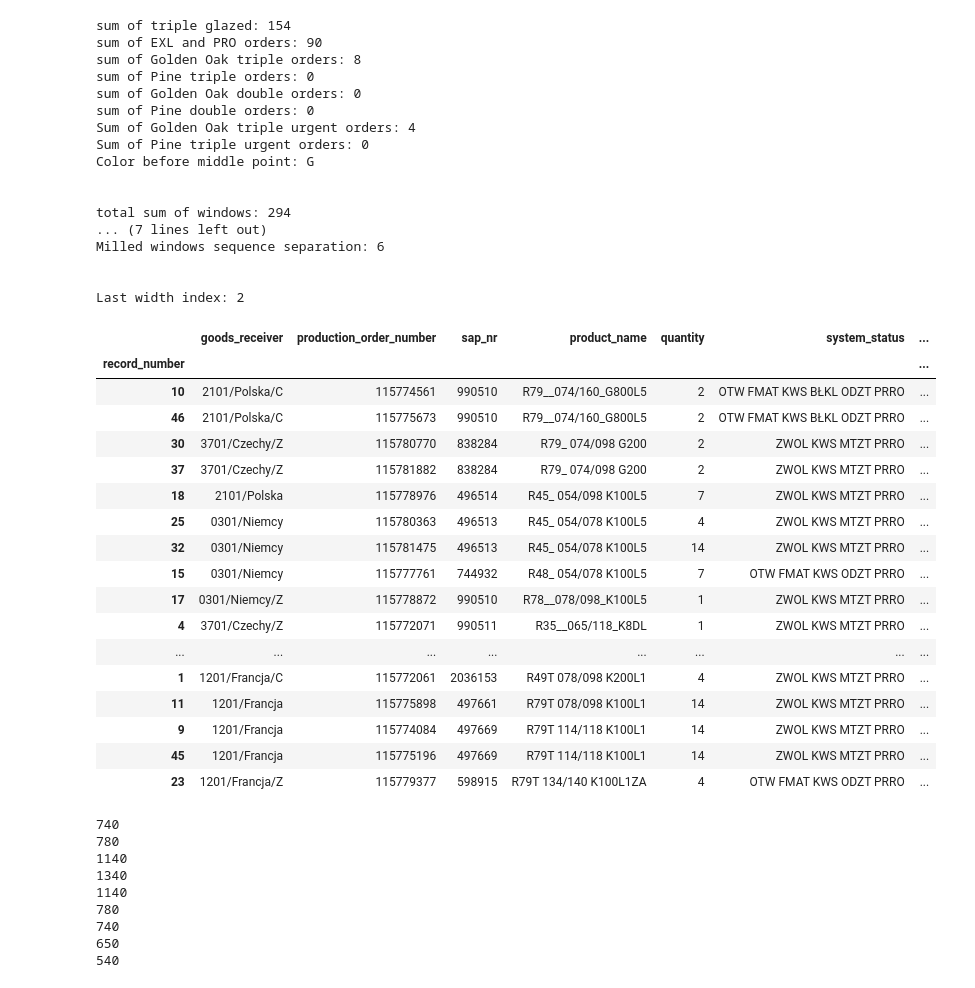
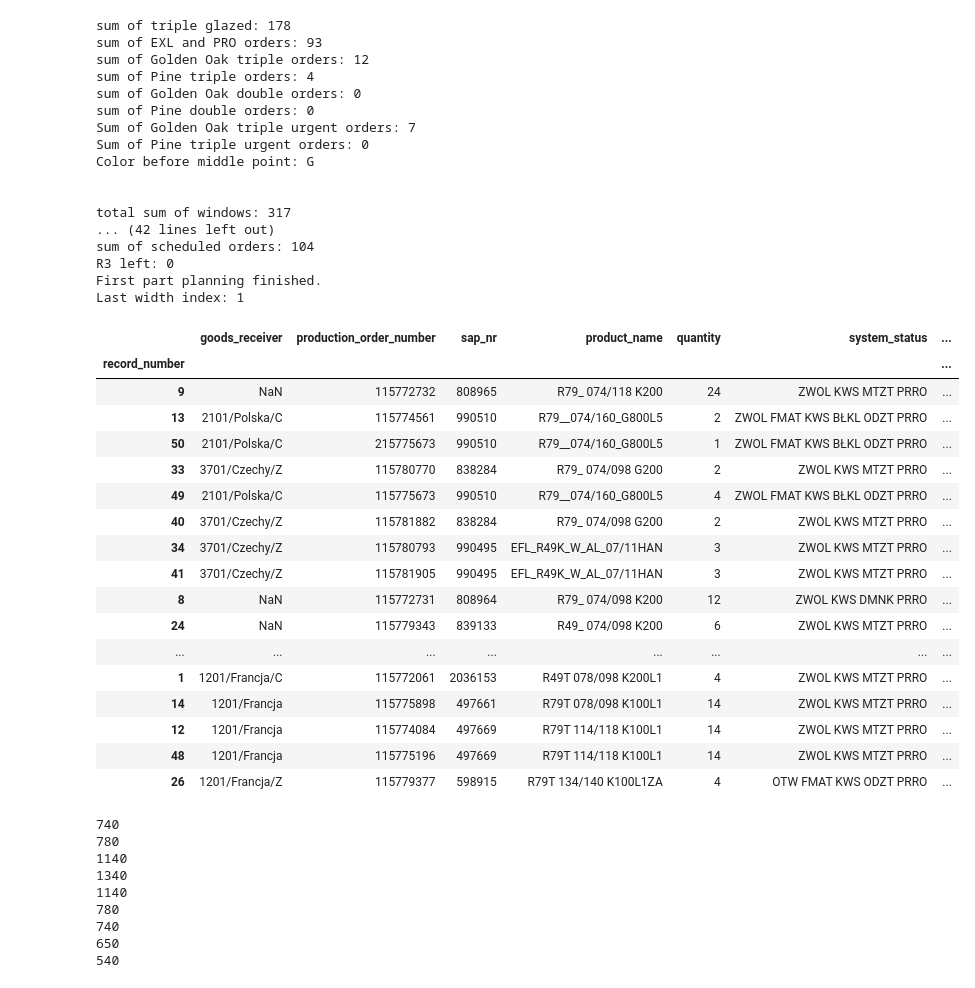
Before and after one commit to toThePyPoint/27_ORDERS_SORTING_ALGORITHM, a Jupyter notebook: notebook_kamil.ipynb, the cells around one changed output. Saved outputs shown, nothing was run; the diff lists cells and outputs as text; code cells hidden in the pictures.

Commit message:
Implement sorting of first part of production plan - triple panes.

```diff
--- a/notebook_kamil.ipynb
+++ b/notebook_kamil.ipynb
@@ -271,60 +478,63 @@ print("sum of EXL and PRO orders:", scheduler.sum_of_milled_orders)
 print("sum of Golden Oak triple orders:", scheduler.sum_of_golden_oak_triple)
 print("sum of Pine triple orders:", scheduler.sum_of_pine_triple)
 print("sum of Golden Oak double orders:", scheduler.sum_of_golden_oak_double)
 print("sum of Pine double orders:", scheduler.sum_of_pine_double)
 print("Sum of Golden Oak triple urgent orders:", scheduler.sum_golden_oak_triple_urgent)
 print("Sum of Pine triple urgent orders:", scheduler.sum_pine_triple_urgent)
 print("Color before middle point:", scheduler.color_before_middle_point)
 print("\n")
 print("total sum of windows:", scheduler.total_sum_of_windows)
 print("total number of small orders:", scheduler.total_num_of_small_orders)
 print("total number of first and last positions orders:", scheduler.total_num_of_first_and_last_positions_orders)
+print("total number of windows in first part of the production plan:", scheduler.quantity_of_windows_in_first_part)
+print("Sum of R39 orders:", scheduler.sum_of_r39)
 print("middle point of the production plan:", scheduler.middle_point)
 print("Unique widths of windows:", scheduler.unique_widths)
 print("\n")
 print("Milled windows max sequence:", scheduler.milled_windows_max_sequence)
 print("Milled windows sequence separation:", scheduler.milled_windows_sequence_separation)
 print("\n")
 scheduler.main_scheduling_function()
 print("Last width index:", scheduler.last_width_index)
 
+scheduler.production_plan_df.sort_values(by='scheduling_position', inplace=True)
 scheduler.production_plan_df
 # %% [output]
-sum of triple glazed: 154
-sum of EXL and PRO orders: 90
-sum of Golden Oak triple orders: 8
-sum of Pine triple orders: 0
+sum of triple glazed: 178
+sum of EXL and PRO orders: 93
+sum of Golden Oak triple orders: 12
+sum of Pine triple orders: 4
 sum of Golden Oak double orders: 0
 sum of Pine double orders: 0
-Sum of Golden Oak triple urgent orders: 4
+Sum of Golden Oak triple urgent orders: 7
 Sum of Pine triple urgent orders: 0
 Color before middle point: G
 
 
-total sum of windows: 294
-... (7 lines left out)
-Milled windows sequence separation: 6
-
-
-Last width index: 2
+total sum of windows: 317
+... (42 lines left out)
+sum of scheduled orders: 104
+R3 left: 0
+First part planning finished.
+Last width index: 1
 |  | goods_receiver | production_order_number | sap_nr | product_name | quantity | system_status | ... |
 | record_number |  |  |  |  |  |  | ... |
-| 10 | 2101/Polska/C | 115774561 | 990510 | R79__074/160_G800L5 | 2 | OTW FMAT KWS BŁKL ODZT PRRO | ... |
-| 46 | 2101/Polska/C | 115775673 | 990510 | R79__074/160_G800L5 | 2 | OTW FMAT KWS BŁKL ODZT PRRO | ... |
-| 30 | 3701/Czechy/Z | 115780770 | 838284 | R79_ 074/098 G200 | 2 | ZWOL KWS MTZT PRRO | ... |
-| 37 | 3701/Czechy/Z | 115781882 | 838284 | R79_ 074/098 G200 | 2 | ZWOL KWS MTZT PRRO | ... |
-| 18 | 2101/Polska | 115778976 | 496514 | R45_ 054/098 K100L5 | 7 | ZWOL KWS MTZT PRRO | ... |
-| 25 | 0301/Niemcy | 115780363 | 496513 | R45_ 054/078 K100L5 | 4 | ZWOL KWS MTZT PRRO | ... |
-| 32 | 0301/Niemcy | 115781475 | 496513 | R45_ 054/078 K100L5 | 14 | ZWOL KWS MTZT PRRO | ... |
-| 15 | 0301/Niemcy | 115777761 | 744932 | R48_ 054/078 K100L5 | 7 | OTW FMAT KWS ODZT PRRO | ... |
-| 17 | 0301/Niemcy/Z | 115778872 | 990510 | R78__078/098_K100L5 | 1 | ZWOL KWS MTZT PRRO | ... |
-| 4 | 3701/Czechy/Z | 115772071 | 990511 | R35__065/118_K8DL | 1 | ZWOL KWS MTZT PRRO | ... |
+| 9 | NaN | 115772732 | 808965 | R79_ 074/118 K200 | 24 | ZWOL KWS MTZT PRRO | ... |
+| 13 | 2101/Polska/C | 115774561 | 990510 | R79__074/160_G800L5 | 2 | ZWOL FMAT KWS BŁKL ODZT PRRO | ... |
+| 50 | 2101/Polska/C | 215775673 | 990510 | R79__074/160_G800L5 | 1 | ZWOL FMAT KWS BŁKL ODZT PRRO | ... |
+| 33 | 3701/Czechy/Z | 115780770 | 838284 | R79_ 074/098 G200 | 2 | ZWOL KWS MTZT PRRO | ... |
+| 49 | 2101/Polska/C | 115775673 | 990510 | R79__074/160_G800L5 | 4 | ZWOL FMAT KWS BŁKL ODZT PRRO | ... |
+| 40 | 3701/Czechy/Z | 115781882 | 838284 | R79_ 074/098 G200 | 2 | ZWOL KWS MTZT PRRO | ... |
+| 34 | 3701/Czechy/Z | 115780793 | 990495 | EFL_R49K_W_AL_07/11HAN | 3 | ZWOL KWS MTZT PRRO | ... |
+| 41 | 3701/Czechy/Z | 115781905 | 990495 | EFL_R49K_W_AL_07/11HAN | 3 | ZWOL KWS MTZT PRRO | ... |
+| 8 | NaN | 115772731 | 808964 | R79_ 074/098 K200 | 12 | ZWOL KWS DMNK PRRO | ... |
+| 24 | NaN | 115779343 | 839133 | R49_ 074/098 K200 | 6 | ZWOL KWS MTZT PRRO | ... |
 | ... | ... | ... | ... | ... | ... | ... | ... |
 | 1 | 1201/Francja/C | 115772061 | 2036153 | R49T 078/098 K200L1 | 4 | ZWOL KWS MTZT PRRO | ... |
-| 11 | 1201/Francja | 115775898 | 497661 | R79T 078/098 K100L1 | 14 | ZWOL KWS MTZT PRRO | ... |
-| 9 | 1201/Francja | 115774084 | 497669 | R79T 114/118 K100L1 | 14 | ZWOL KWS MTZT PRRO | ... |
-| 45 | 1201/Francja | 115775196 | 497669 | R79T 114/118 K100L1 | 14 | ZWOL KWS MTZT PRRO | ... |
-| 23 | 1201/Francja/Z | 115779377 | 598915 | R79T 134/140 K100L1ZA | 4 | OTW FMAT KWS ODZT PRRO | ... |
+| 14 | 1201/Francja | 115775898 | 497661 | R79T 078/098 K100L1 | 14 | ZWOL KWS MTZT PRRO | ... |
+| 12 | 1201/Francja | 115774084 | 497669 | R79T 114/118 K100L1 | 14 | ZWOL KWS MTZT PRRO | ... |
+| 48 | 1201/Francja | 115775196 | 497669 | R79T 114/118 K100L1 | 14 | ZWOL KWS MTZT PRRO | ... |
+| 26 | 1201/Francja/Z | 115779377 | 598915 | R79T 134/140 K100L1ZA | 4 | OTW FMAT KWS ODZT PRRO | ... |
 # %%
 def ping_pong_iter(lst, start_index=0, steps=10):
     n = len(lst)
```
Also changed, not shown: parts of 4 cells of this notebook, 1 other file.
